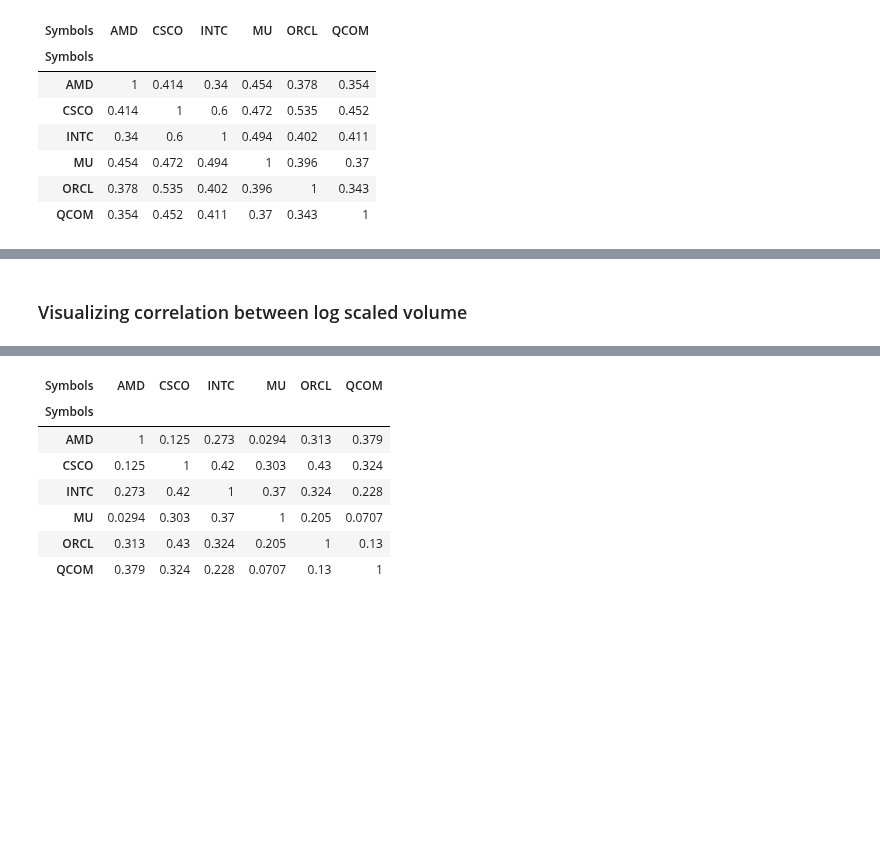
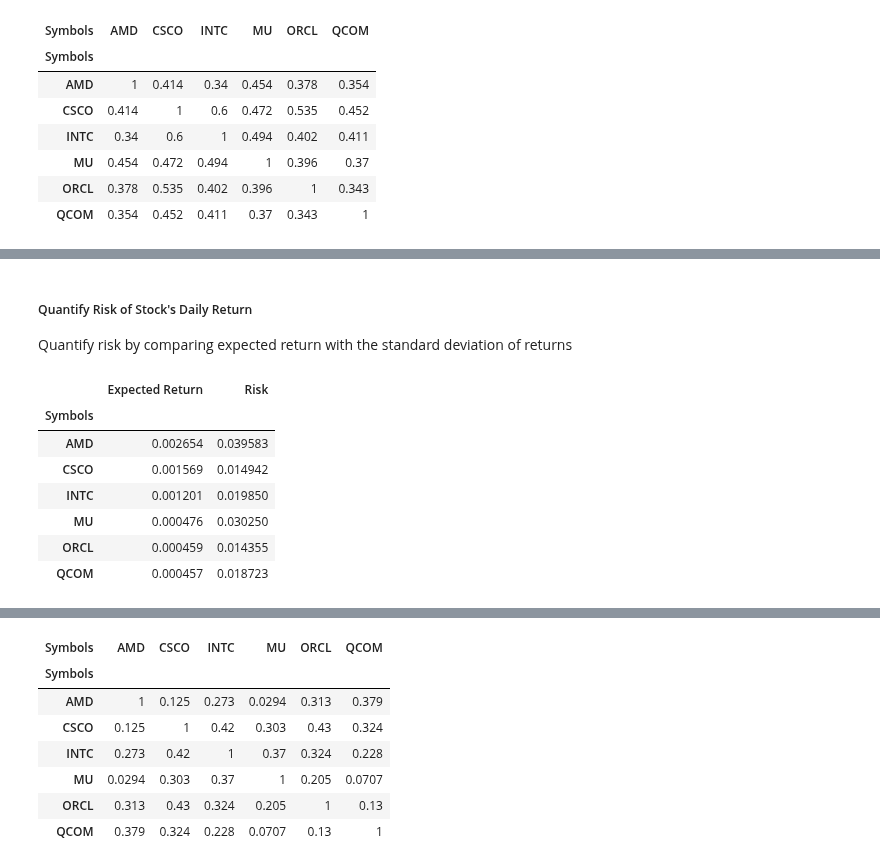
Before and after one commit to TrevorMcDougald/CS4315, a Jupyter notebook: Selecting the Predictive Dataset.ipynb, the cells around one changed output, grey strips where cells are left out. Saved outputs shown, nothing was run; the diff lists cells and outputs as text; code cells hidden in the pictures; blank space fills up the shorter version.

```diff
--- a/Selecting the Predictive Dataset.ipynb
+++ b/Selecting the Predictive Dataset.ipynb
@@ -145,2 +155,18 @@ graph = sns.clustermap(tech_daily_returns.dropna(), metric="correlation", method
-# %% [markdown]
-### Visualizing correlation between log scaled volume
+# %% [markdown]
+##### Quantify Risk of Stock's Daily Return
+Quantify risk by comparing expected return with the standard deviation of returns
+# %%
+tech_daily_returns.dropna()
+quantify_risk = pd.DataFrame()
+quantify_risk['Expected Return'] = tech_daily_returns.mean()
+quantify_risk['Risk'] = tech_daily_returns.std()
+quantify_risk
+# %% [output]
+|  | Expected Return | Risk |
+| Symbols |  |  |
+| AMD | 0.002654 | 0.039583 |
+| CSCO | 0.001569 | 0.014942 |
+| INTC | 0.001201 | 0.019850 |
+| MU | 0.000476 | 0.030250 |
+| ORCL | 0.000459 | 0.014355 |
+| QCOM | 0.000457 | 0.018723 |
```
Also changed, not shown: parts of 23 cells of this notebook.
